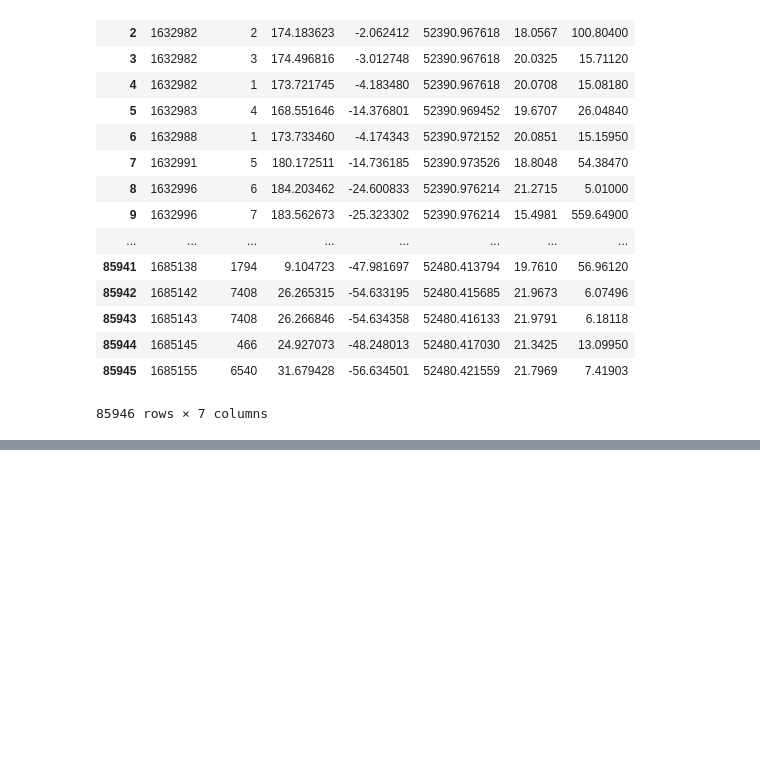
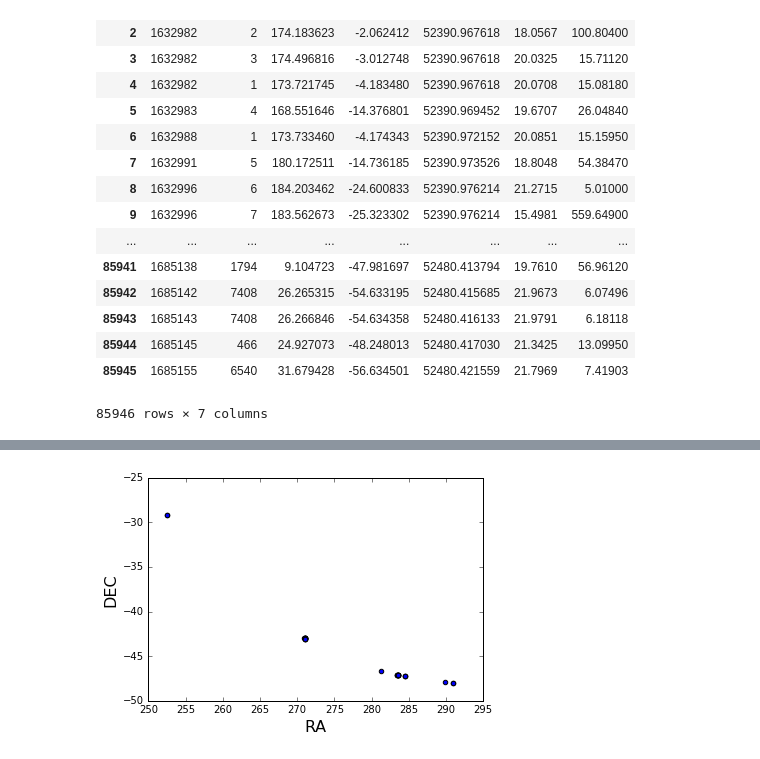
Before and after one commit to moeyensj/NEOsim, a Jupyter notebook: notebooks/jplAnalysisDebug_LimitedCase.ipynb, the cells around one changed output, grey strips where cells are left out. Saved outputs shown, nothing was run; the diff lists cells and outputs as text; code cells hidden in the pictures; blank space fills up the shorter version.

```diff
--- a/notebooks/jplAnalysisDebug_LimitedCase.ipynb
+++ b/notebooks/jplAnalysisDebug_LimitedCase.ipynb
@@ -192,0 +235,4 @@ def attachDatabases(con, databases):
+# %%
+MopsPlotter.plotObject(con, 4151)
+# %% [output]
+[figure, added]
```
Also changed, not shown: parts of 14 cells of this notebook, 4 other files.
